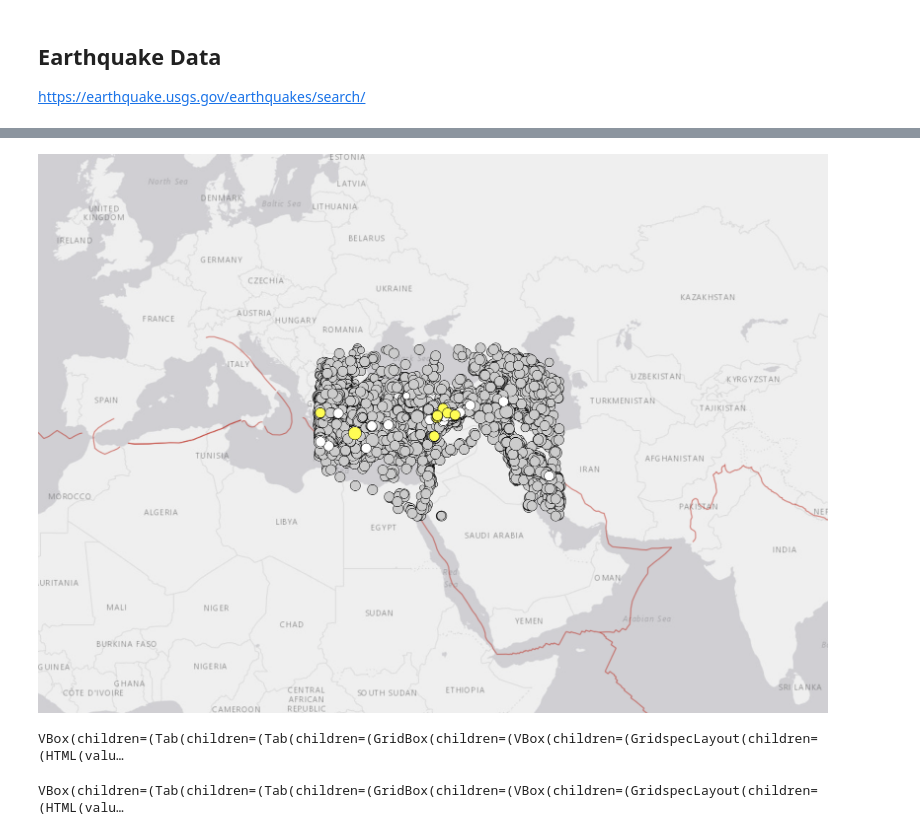
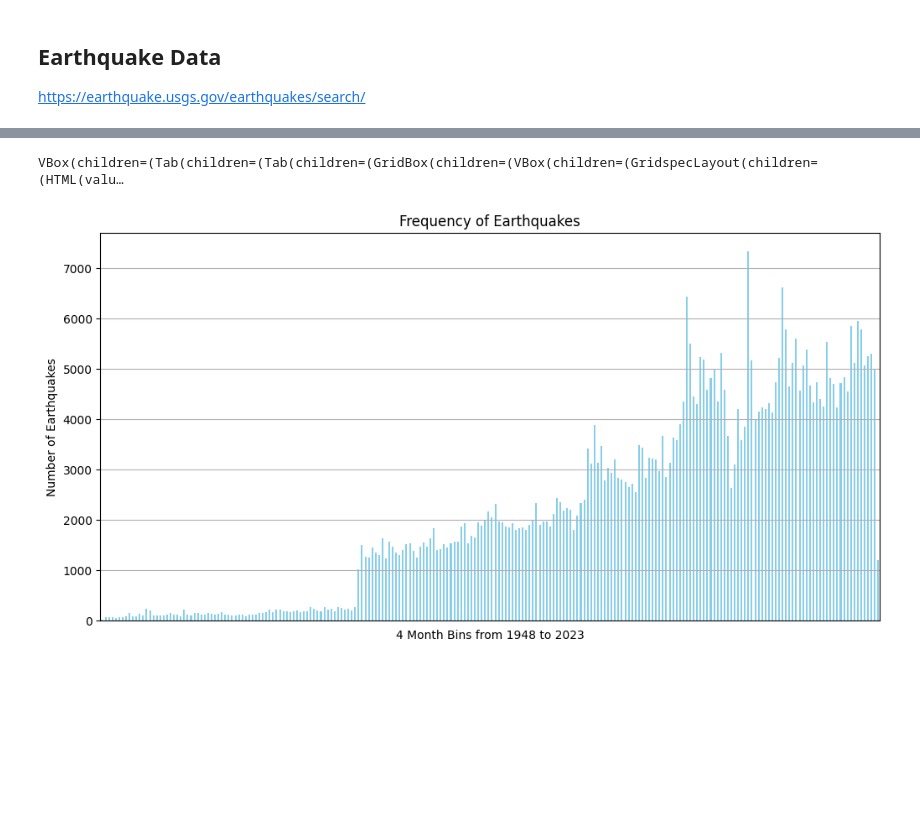
Before and after one commit to johnny-woodtke/quakin, a Jupyter notebook: main.ipynb, the cells around one changed output, grey strips where cells are left out. Cells and saved outputs as stored; diff of their text form; code cells hidden in the pictures; blank space fills up the shorter version.

```diff
--- a/main.ipynb
+++ b/main.ipynb
@@ -201,17 +187,12 @@ print(f'\n{len(df)} earthquakes successfully exported to `{FILE_NAME}.csv.`')
 # %%
 IMPORT_FILE_NAME = 'earthquakes' # without extension
 # %%
-from IPython.display import Image
 import pandas as pd
 
 df = pd.read_csv(IMPORT_FILE_NAME + '.csv', index_col=0)
 
 # convert time column to datetime
 df['datetime'] = pd.to_datetime(df['time'], unit='ms')
-
-Image(filename='collected_map.png')
-# %% [output]
-[figure, removed]
 # %%
 # input
 PROFILE_REPORT_FILENAME = 'profile_report' # don't include extension
@@ -226,45 +207,25 @@ profile.to_file(PROFILE_REPORT_FILENAME + '.html')
 profile.to_widgets()
 # %% [output]
 VBox(children=(Tab(children=(Tab(children=(GridBox(children=(VBox(children=(GridspecLayout(children=(HTML(valu…
-# %%
-import ydata_profiling as ydp
-import pandas as pd
-import math
-
-# filter out earthquakes with magnitude less than 6.2
-df0 = df.loc[df['magnitude'].gt(6.2)].copy()
-
-# bin the time data into bin sizes of 2 weeks
-df0['bin'] = df0.groupby(pd.Grouper(key='datetime', freq='14D')).ngroup()
-
-# downsample to 30% of data in each bin for all rows with a bin value less than 800
-# df0 = df0.groupby('bin').apply(lambda x: x.sample(frac=0.3) if x.name < 796 else x).reset_index(drop=True)
-
-# create a position column that is a distance function of the latitude and longitude columns
-def haversine(lat1, lon1, lat2, lon2):
-    R = 6371  # Earth radius in kilometers
-
-    # convert latitude and longitude to radians
-    lat1, lon1, lat2, lon2 = map(math.radians, [lat1, lon1, lat2, lon2])
-
-    # calculate the differences between the latitudes and longitudes
-    dlat = lat2 - lat1
-    dlon = lon2 - lon1
-
-    # apply the Haversine formula
-    a = math.sin(dlat/2)**2 + math.cos(lat1) * math.cos(lat2) * math.sin(dlon/2)**2
-    c = 2 * math.atan2(math.sqrt(a), math.sqrt(1-a))
-    d = R * c
-
-    return d
-
-df0['position'] = df0.apply(lambda row: haversine(row['latitude'], row['longitude'], 31.7683, 35.2137), axis=1)
-
-# reprofile the data
-profile = ydp.ProfileReport(df0)
-
-profile.to_file(PROFILE_REPORT_FILENAME + '_1.html')
-
-profile.to_widgets()
-# %% [output]
-VBox(children=(Tab(children=(Tab(children=(GridBox(children=(VBox(children=(GridspecLayout(children=(HTML(valu…
+# %%
+# earthquake frequency over time (histogram)
+import matplotlib.pyplot as plt
+
+# Set 'time' column as the index
+freq = df.copy()
+freq.set_index('datetime', inplace=True)
+
+# Resample the data to 4-month frequency and count the number of earthquakes in each 4-month period
+bins = freq.resample('4M').size()
+
+# Create a bar plot
+plt.figure(figsize=(12, 6))
+bins.plot(kind='bar', color='skyblue')
+plt.title('Frequency of Earthquakes')
+plt.xlabel('4 Month Bins from 1948 to 2023')
+plt.ylabel('Number of Earthquakes')
+plt.grid(axis='y')
+plt.xticks([])
+plt.show()
+# %% [output]
+[figure, added]
```
Also changed, not shown: parts of 9 cells of this notebook, 6 other files.
